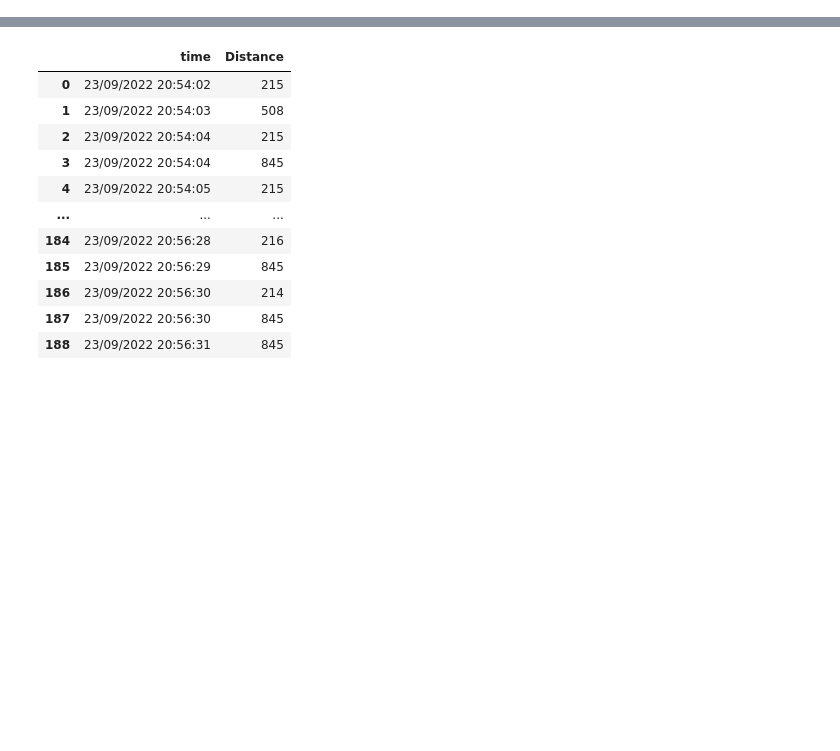
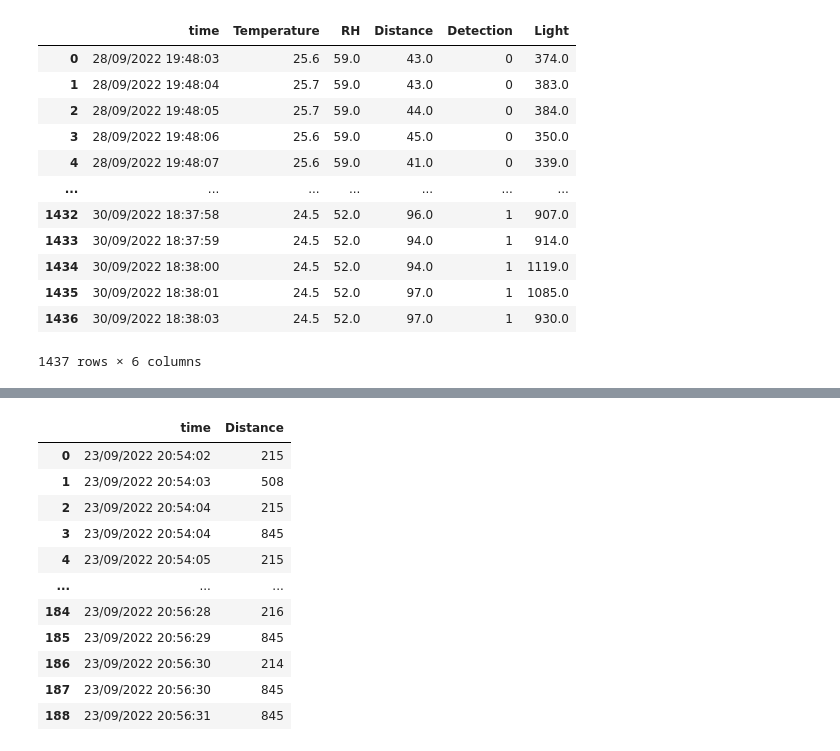
Before and after one commit to paranutproton/Smart-Room, a Jupyter notebook: Sensor_Data_Visualization.ipynb, the cells around one changed output, grey strips where cells are left out. Cells and saved outputs as stored; diff of their text form; code cells hidden in the pictures; blank space fills up the shorter version.

```diff
--- a/Sensor_Data_Visualization.ipynb
+++ b/Sensor_Data_Visualization.ipynb
@@ -1,3 +1,20 @@
 # %%
 import pandas as pd
 import plotly.express as px
+# %%
+test = pd.read_csv('sensors_data.csv')
+test
+# %% [output]
+|  | time | Temperature | RH | Distance | Detection | Light |
+| 0 | 28/09/2022 19:48:03 | 25.6 | 59.0 | 43.0 | 0 | 374.0 |
+| 1 | 28/09/2022 19:48:04 | 25.7 | 59.0 | 43.0 | 0 | 383.0 |
+| 2 | 28/09/2022 19:48:05 | 25.7 | 59.0 | 44.0 | 0 | 384.0 |
+| 3 | 28/09/2022 19:48:06 | 25.6 | 59.0 | 45.0 | 0 | 350.0 |
+| 4 | 28/09/2022 19:48:07 | 25.6 | 59.0 | 41.0 | 0 | 339.0 |
+| ... | ... | ... | ... | ... | ... | ... |
+| 1432 | 30/09/2022 18:37:58 | 24.5 | 52.0 | 96.0 | 1 | 907.0 |
+| 1433 | 30/09/2022 18:37:59 | 24.5 | 52.0 | 94.0 | 1 | 914.0 |
+| 1434 | 30/09/2022 18:38:00 | 24.5 | 52.0 | 94.0 | 1 | 1119.0 |
+| 1435 | 30/09/2022 18:38:01 | 24.5 | 52.0 | 97.0 | 1 | 1085.0 |
+| 1436 | 30/09/2022 18:38:03 | 24.5 | 52.0 | 97.0 | 1 | 930.0 |
+1437 rows × 6 columns
```
Also changed, not shown: parts of 3 cells of this notebook, 4 other files.
